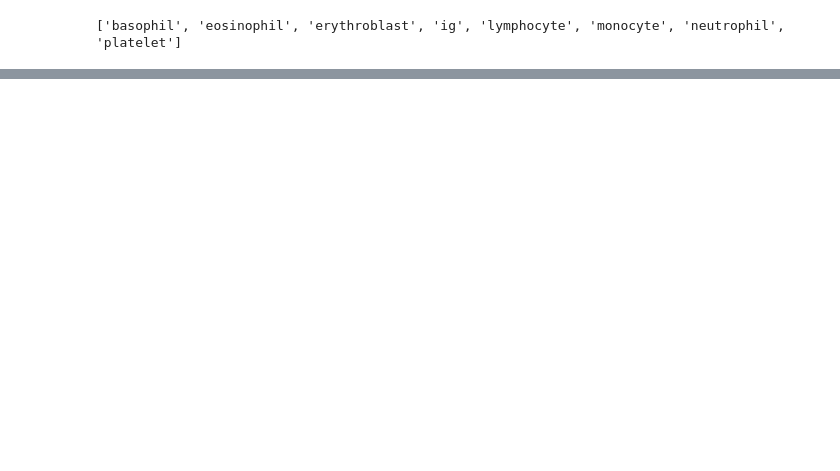
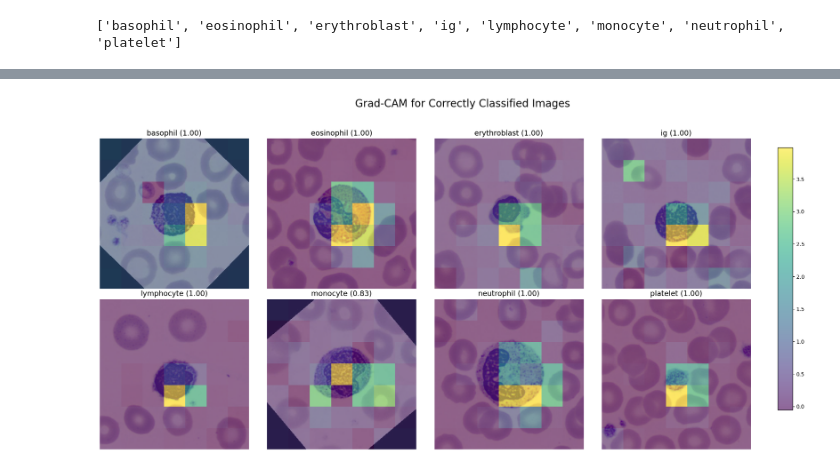
Before and after one commit to jonid89/LeukoVision, a Jupyter notebook: Notebooks/modeling_test/resnet50/resnet_model_free_lastlayer_interpretation.ipynb, the cells around one changed output, grey strips where cells are left out. Cells and saved outputs as stored; diff of their text form; code cells hidden in the pictures; blank space fills up the shorter version.

Commit message:
ResNet50 Interpretation All Classes correct and wrong

```diff
--- a/Notebooks/modeling_test/resnet50/resnet_model_free_lastlayer_interpretation.ipynb
+++ b/Notebooks/modeling_test/resnet50/resnet_model_free_lastlayer_interpretation.ipynb
@@ -152,0 +49,65 @@ Target index used for Grad-CAM: lymphocyte
+# %%
+# Load the class names
+transform = transforms.Compose([transforms.Resize((224,224)), transforms.ToTensor()])
+dataset_train = datasets.ImageFolder(root='../../../Spanish Dataset/train_test_val_data/train_oversampling', transform=transform)
+class_names = dataset_train.classes
+
+# Create 2x4 subplot for correct predictions
+fig, ax = plt.subplots(2, 4, figsize=(20, 10))
+fig.suptitle('Grad-CAM for Correctly Classified Images', fontsize=20)
+
+im = None  # will store the last imshow for colorbar
+
+for i, class_name in enumerate(class_names):
+    found = False
+    while not found:
+        # Random image from the class folder
+        class_folder = os.path.join('../../../Spanish Dataset/train_test_val_data/train_oversampling', class_name)
+        random_image_name = random.choice(os.listdir(class_folder))
+        image_path = os.path.join(class_folder, random_image_name)
+
+        img = Image.open(image_path).convert('RGB')
+        original_img_size = img.size
+
+        # Preprocess
+        input_tensor = preprocess(img)
+        input_batch = input_tensor.unsqueeze(0).to(device)
+
+        # Prediction
+        with torch.no_grad():
+            output = model(input_batch)
+            probs = torch.nn.functional.softmax(output[0], dim=0)
+            predicted_idx = torch.argmax(probs).item()
+            confidence = probs[predicted_idx].item()
+
+        # Check if prediction matches the true class
+        if class_names[predicted_idx] == class_name:
+            found = True
+            class_index = predicted_idx
+
+            # Grad-CAM
+            target_layer = model.layer4[-1]
+            grad_cam = LayerGradCam(model, target_layer)
+            attribution = grad_cam.attribute(input_batch, target=class_index)
+
+            resized_attribution = F.interpolate(
+                attribution,
+                size=(original_img_size[1], original_img_size[0]),
+                mode='nearest'
+            )
+            attribution_heatmap = resized_attribution.squeeze().detach().cpu().numpy()
+
+            row, col = i // 4, i % 4
+            ax[row, col].imshow(img)
+            im = ax[row, col].imshow(attribution_heatmap, cmap='viridis', alpha=0.6)
+            ax[row, col].set_title(f"{class_name} ({confidence:.2f})", fontsize=14)
+            ax[row, col].axis('off')
+
+# Add a single shared colorbar
+cbar_ax = fig.add_axes([0.92, 0.15, 0.02, 0.7])  # [left, bottom, width, height]
+fig.colorbar(im, cax=cbar_ax)
+
+plt.tight_layout(rect=[0, 0.03, 0.9, 0.95])
+plt.show()
+# %% [output]
+[figure, added]
```
Also changed, not shown: parts of 10 cells of this notebook.
